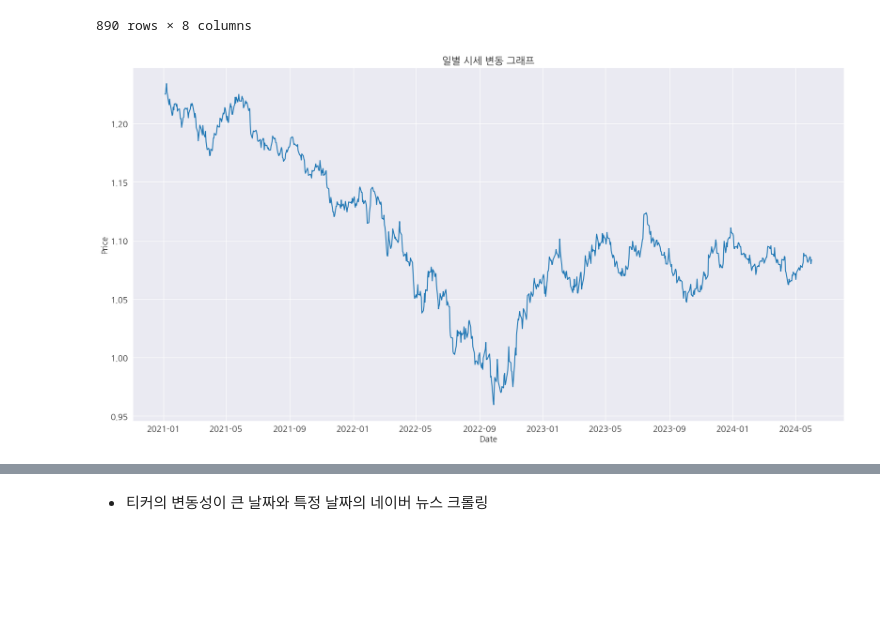
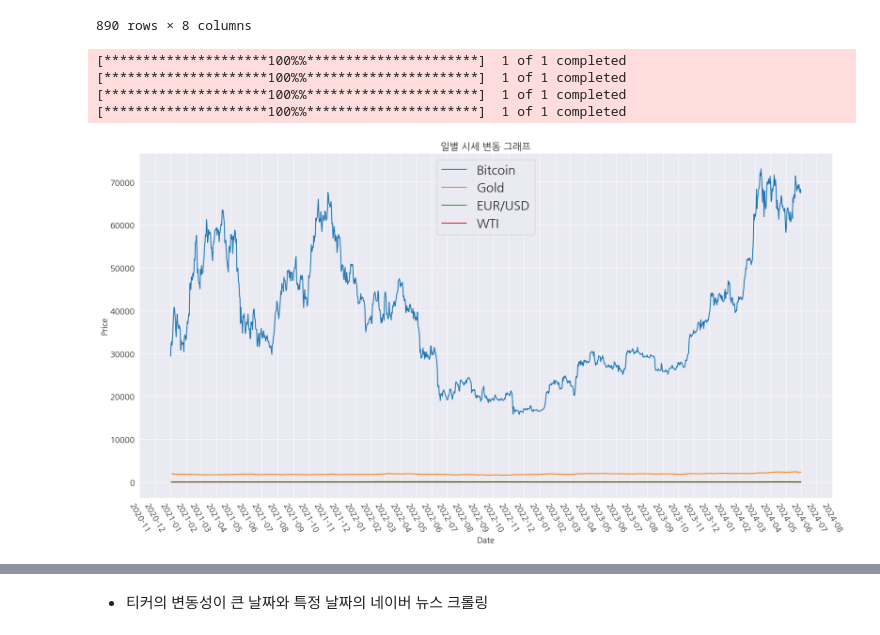
Before and after one commit to Ahram-Jeong/python-ml, a Jupyter notebook: project/yahoo_finance_ data_analysis.ipynb, the cells around one changed output, grey strips where cells are left out. Drawn from its saved outputs; the diff is of its cells as text; code cells hidden in the pictures; blank space fills up the shorter version.

```diff
--- a/project/yahoo_finance_ data_analysis.ipynb
+++ b/project/yahoo_finance_ data_analysis.ipynb
@@ -57,16 +110,30 @@ ticker
 890 rows × 8 columns
 # %%
 # daily price change graph
-x = ticker.index
-y = ticker["Adj Close"]
+y1 = daily_adj_close(bitcoin, start_date, end_date)
+y2 = daily_adj_close(gold, start_date, end_date)
+y3 = daily_adj_close(usd, start_date, end_date)
+y4 = daily_adj_close(wti, start_date, end_date)
 
 plt.rc("font", family = "NanumGothic", size = 13)
 plt.rcParams["axes.unicode_minus"] = False
 plt.figure(figsize = (20, 10))
-plt.plot(x, y)
+plt.plot(y1.index, y1, label = "Bitcoin")
+plt.plot(y2.index, y2, label = "Gold")
+plt.plot(y3.index, y3, label = "EUR/USD")
+plt.plot(y4.index, y4, label = "WTI")
+plt.legend(loc = "best", prop = {"size":20})
 plt.xlabel("Date")
 plt.ylabel("Price")
+plt.gca().xaxis.set_major_locator(mdates.MonthLocator())
+plt.gca().xaxis.set_major_formatter(mdates.DateFormatter("%Y-%m"))
+plt.xticks(rotation = 300)
+plt.grid(True)
 plt.title("일별 시세 변동 그래프")
 plt.show()
 # %% [output]
+[*********************100%%**********************]  1 of 1 completed
+[*********************100%%**********************]  1 of 1 completed
+[*********************100%%**********************]  1 of 1 completed
+[*********************100%%**********************]  1 of 1 completed
-[figure, old version]
+[figure, new version]
```
Also changed, not shown: parts of 23 cells of this notebook.
